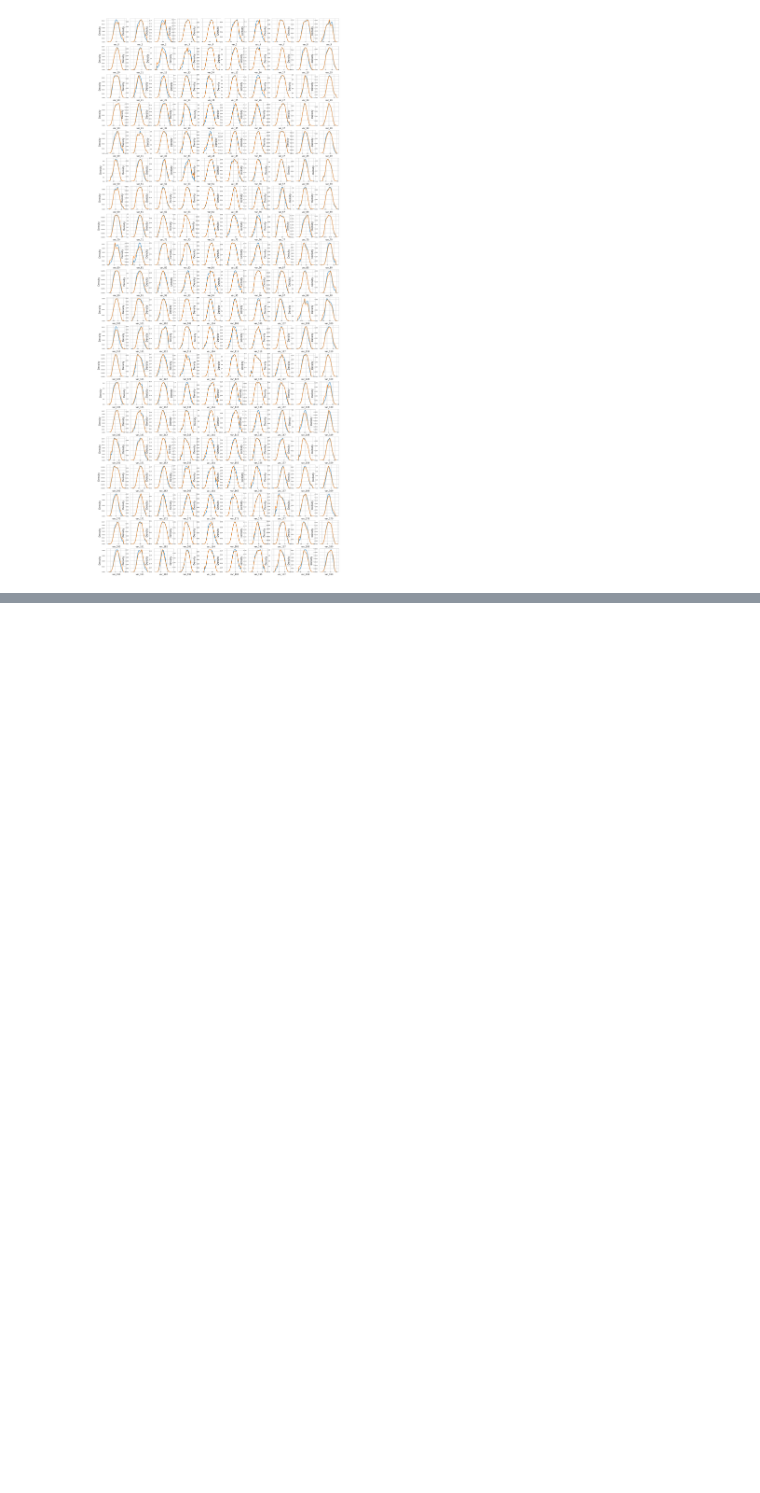
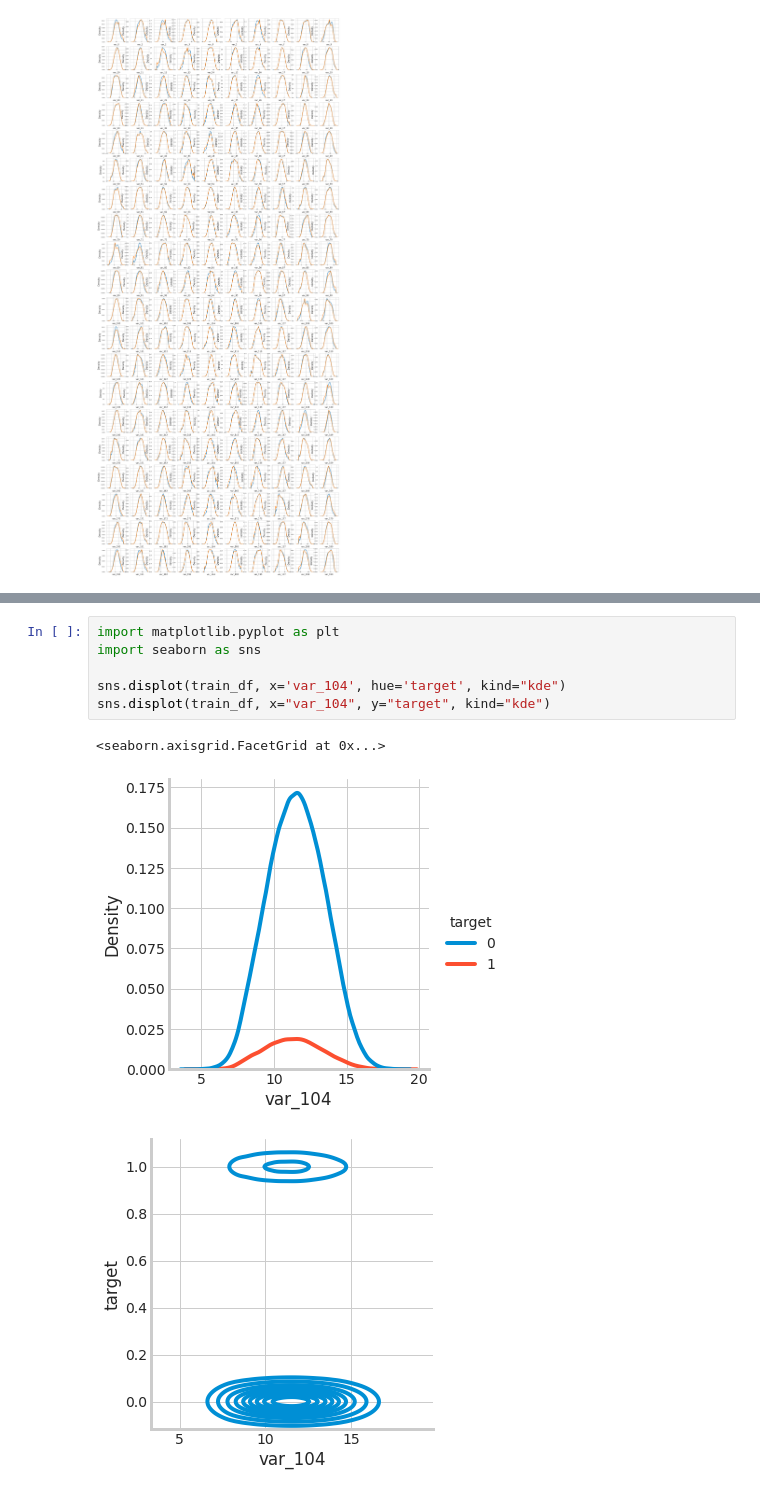
Before and after one commit to ankushjain7/ankushjain7, a Jupyter notebook: Parakeet_Synapse.ipynb, the cells around one changed output, grey strips where cells are left out. Drawn from its saved outputs; the diff is of its cells as text; blank space fills up the shorter version.

```diff
--- a/Parakeet_Synapse.ipynb
+++ b/Parakeet_Synapse.ipynb
@@ -175,0 +227,10 @@ plot_feature_distribution(t0, t1, '0', '1', features)
+# %%
+import matplotlib.pyplot as plt
+import seaborn as sns
+
+sns.displot(train_df, x='var_104', hue='target', kind="kde")
+sns.displot(train_df, x="var_104", y="target", kind="kde")
+# %% [output]
+<seaborn.axisgrid.FacetGrid at 0x...>
+[figure, added]
+[figure, added]
```
Also changed, not shown: parts of 7 cells of this notebook.
